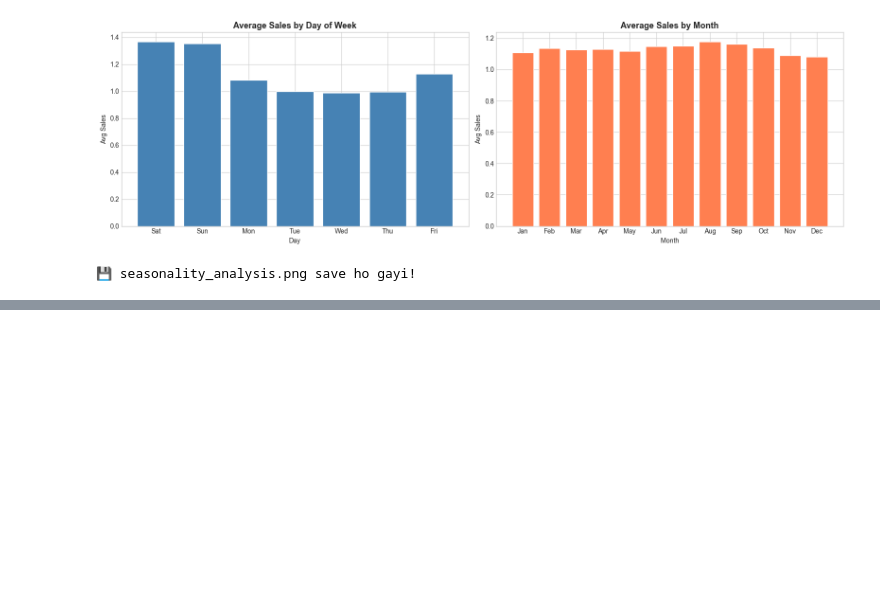
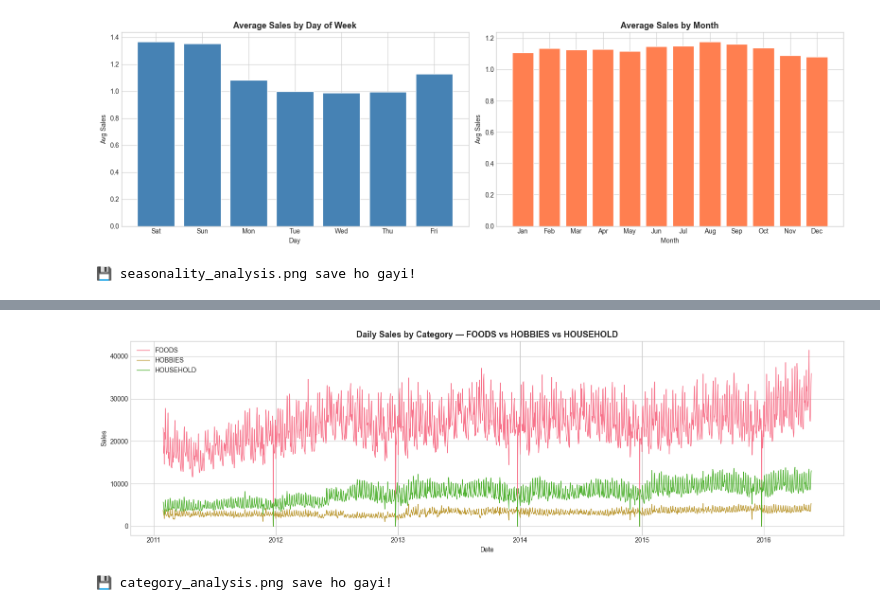
Before and after one commit to chashak20/demand-forecasting-project, a Jupyter notebook: Untitled.ipynb, the cells around one changed output, grey strips where cells are left out. Saved outputs shown, nothing was run; the diff lists cells and outputs as text; code cells hidden in the pictures; blank space fills up the shorter version.

```diff
--- a/Untitled.ipynb
+++ b/Untitled.ipynb
@@ -159,0 +177,20 @@ print('💾 seasonality_analysis.png save ho gayi!')
+# %%
+# Category wise daily sales
+cat_daily = sales_long.groupby(['date', 'cat_id'])['sales'].sum().reset_index()
+
+plt.figure(figsize=(16, 5))
+for cat in cat_daily['cat_id'].unique():
+    subset = cat_daily[cat_daily['cat_id'] == cat]
+    plt.plot(subset['date'], subset['sales'], label=cat, linewidth=1)
+
+plt.title('Daily Sales by Category — FOODS vs HOBBIES vs HOUSEHOLD', fontsize=13, fontweight='bold')
+plt.xlabel('Date')
+plt.ylabel('Sales')
+plt.legend()
+plt.tight_layout()
+plt.savefig('category_analysis.png', dpi=150, bbox_inches='tight')
+plt.show()
+print('💾 category_analysis.png save ho gayi!')
+# %% [output]
+[figure, added]
+💾 category_analysis.png save ho gayi!
```
Also changed, not shown: parts of 2 cells of this notebook, 2 other files.
